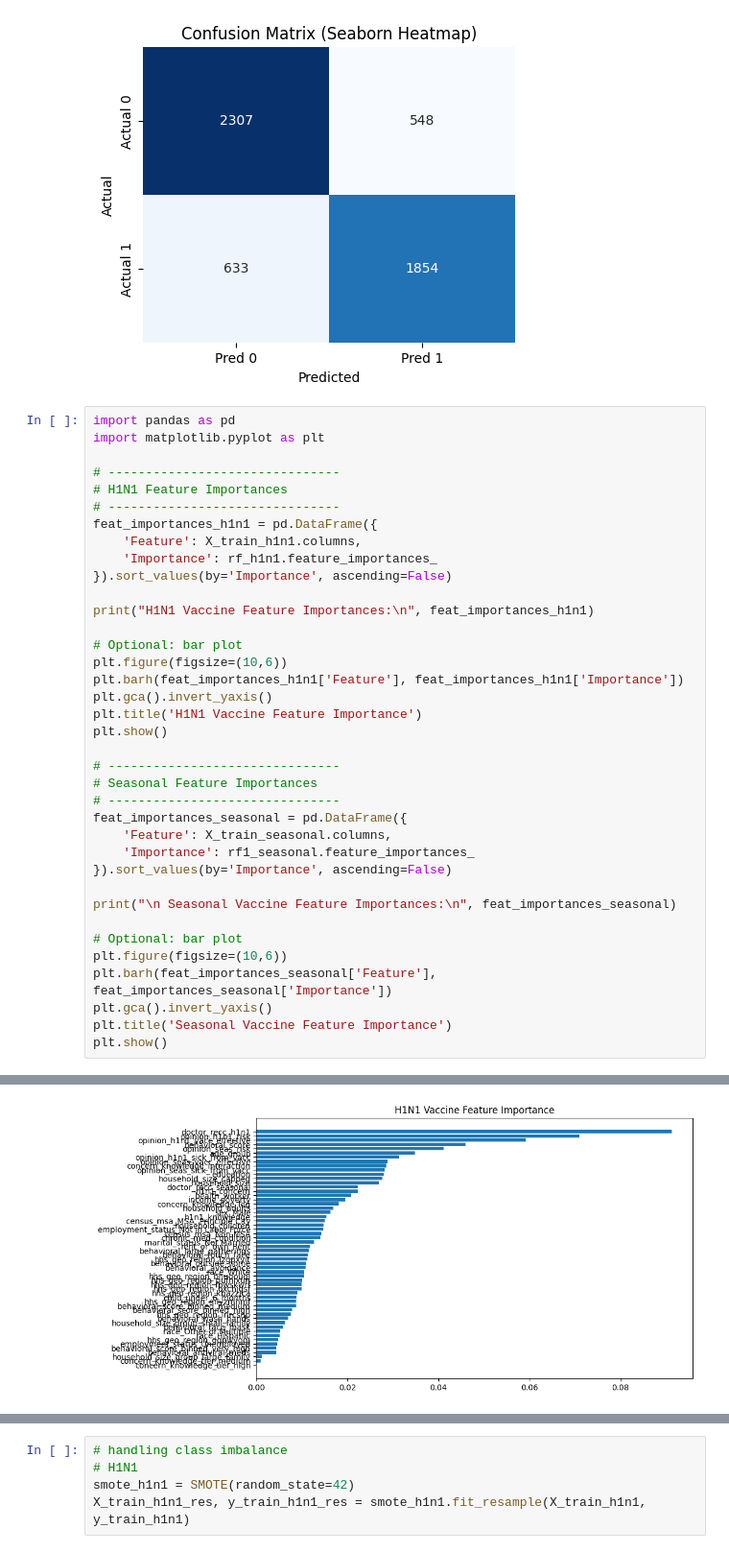
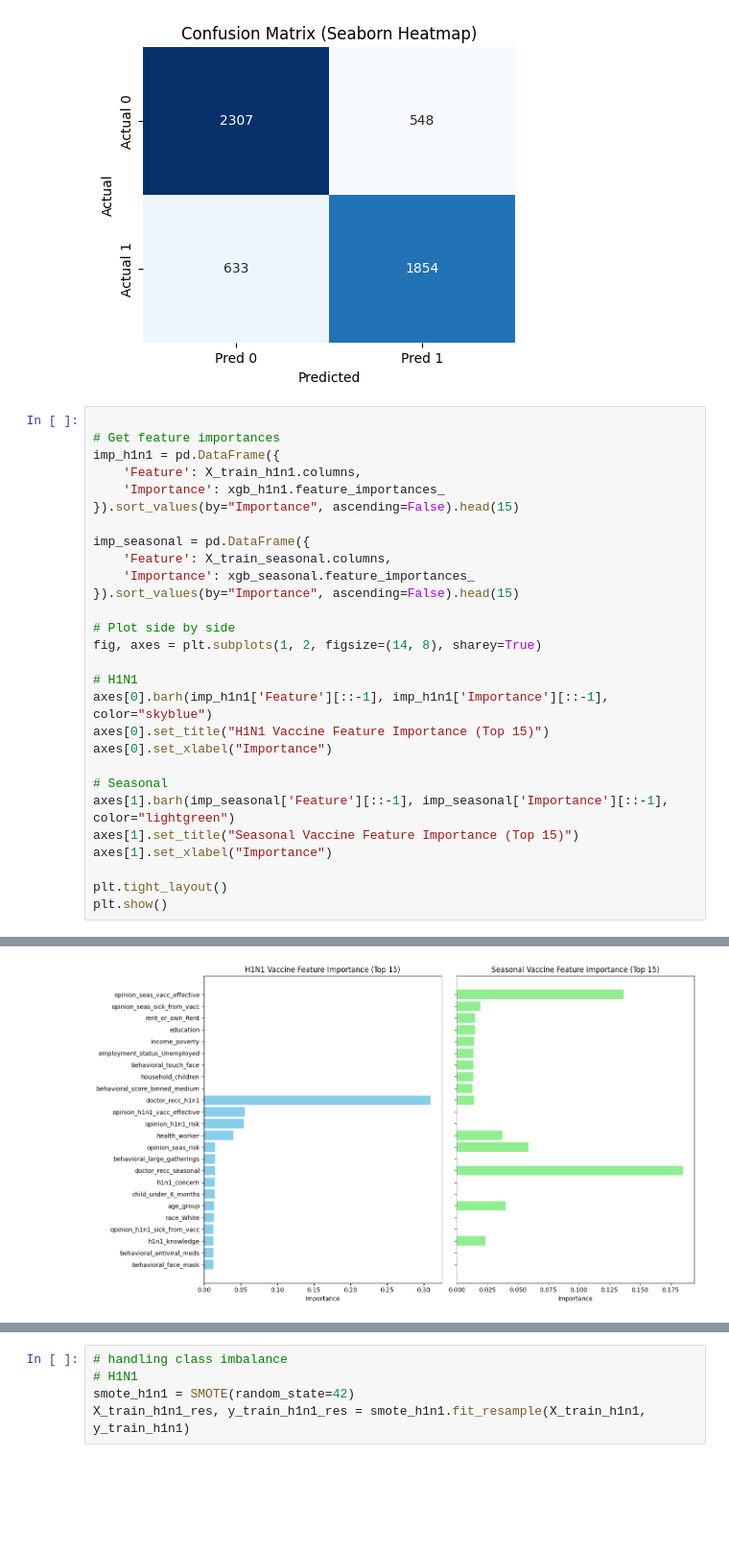
Before and after one commit to conquest-rgb/Flu-shot-learning, a Jupyter notebook: notebooks/Modeling.ipynb, the cells around one changed output, grey strips where cells are left out. Shown at 96% size. Saved outputs shown, nothing was run; the diff lists cells and outputs as text; blank space fills up the shorter version.

```diff
--- a/notebooks/Modeling.ipynb
+++ b/notebooks/Modeling.ipynb
@@ -915,40 +1131,31 @@ plt.title("Confusion Matrix (Seaborn Heatmap)")
 Text(0.5, 1.0, 'Confusion Matrix (Seaborn Heatmap)')
 [figure]
 # %%
-import pandas as pd
-import matplotlib.pyplot as plt
 
-# -------------------------------
-# H1N1 Feature Importances
-# -------------------------------
-feat_importances_h1n1 = pd.DataFrame({
+# Get feature importances
+imp_h1n1 = pd.DataFrame({
     'Feature': X_train_h1n1.columns,
-    'Importance': rf_h1n1.feature_importances_
-}).sort_values(by='Importance', ascending=False)
+    'Importance': xgb_h1n1.feature_importances_
+}).sort_values(by="Importance", ascending=False).head(15)
 
-print("H1N1 Vaccine Feature Importances:\n", feat_importances_h1n1)
+imp_seasonal = pd.DataFrame({
+    'Feature': X_train_seasonal.columns,
+    'Importance': xgb_seasonal.feature_importances_
+}).sort_values(by="Importance", ascending=False).head(15)
 
-# Optional: bar plot
-plt.figure(figsize=(10,6))
-plt.barh(feat_importances_h1n1['Feature'], feat_importances_h1n1['Importance'])
-plt.gca().invert_yaxis()
-plt.title('H1N1 Vaccine Feature Importance')
+# Plot side by side
+fig, axes = plt.subplots(1, 2, figsize=(14, 8), sharey=True)
+
+# H1N1
+axes[0].barh(imp_h1n1['Feature'][::-1], imp_h1n1['Importance'][::-1], color="skyblue")
+axes[0].set_title("H1N1 Vaccine Feature Importance (Top 15)")
+axes[0].set_xlabel("Importance")
+
+# Seasonal
+axes[1].barh(imp_seasonal['Feature'][::-1], imp_seasonal['Importance'][::-1], color="lightgreen")
+axes[1].set_title("Seasonal Vaccine Feature Importance (Top 15)")
+axes[1].set_xlabel("Importance")
+
+plt.tight_layout()
 plt.show()
-
-# -------------------------------
-# Seasonal Feature Importances
-# -------------------------------
-feat_importances_seasonal = pd.DataFrame({
-    'Feature': X_train_seasonal.columns,
-    'Importance': rf1_seasonal.feature_importances_
-}).sort_values(by='Importance', ascending=False)
-
-print("\n Seasonal Vaccine Feature Importances:\n", feat_importances_seasonal)
-
-# Optional: bar plot
-plt.figure(figsize=(10,6))
-plt.barh(feat_importances_seasonal['Feature'], feat_importances_seasonal['Importance'])
-plt.gca().invert_yaxis()
-plt.title('Seasonal Vaccine Feature Importance')
-plt.show()
 # %% [output]
@@ -972 +1162 @@ H1N1 Vaccine Feature Importances:
-[figure, old version]
+[figure, new version]
```
Also changed, not shown: parts of 61 cells of this notebook, 2 other files.
